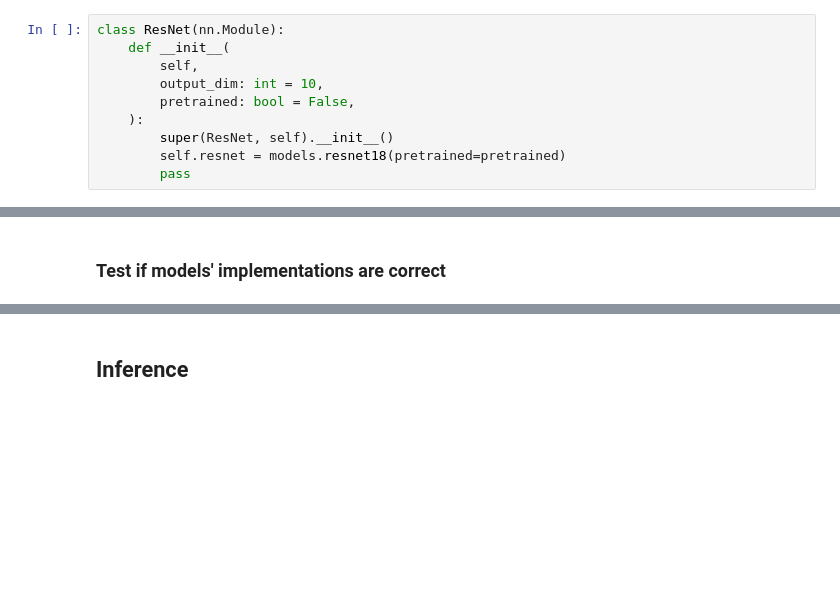
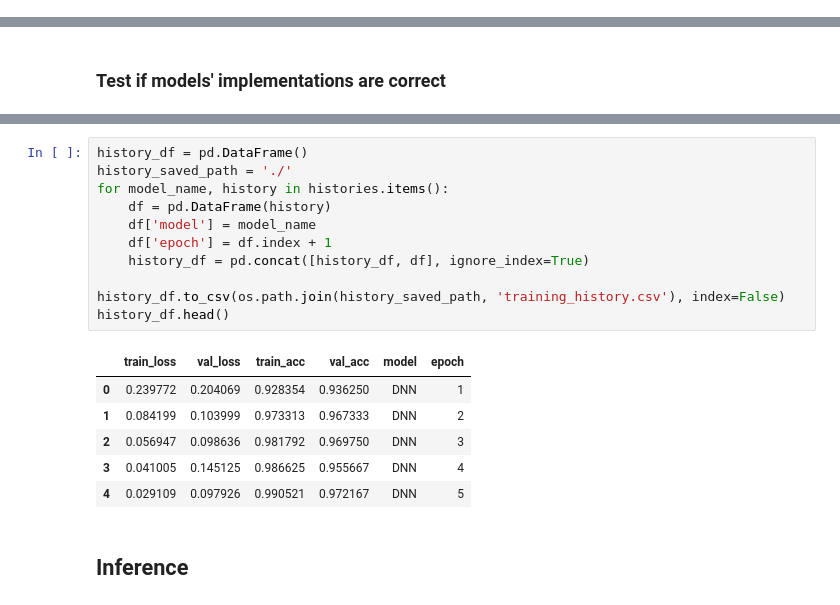
Before and after one commit to toan-ly/CS-5137-Deep-Learning, a Jupyter notebook: homework2/src/run_training.ipynb, the cells around one changed output, grey strips where cells are left out. Drawn from its saved outputs; the diff is of its cells as text; blank space fills up the shorter version.

```diff
--- a/homework2/src/run_training.ipynb
+++ b/homework2/src/run_training.ipynb
@@ -169,10 +348,0 @@ class CNN(nn.Module):
-# %%
-class ResNet(nn.Module):
-    def __init__(
-        self,
-        output_dim: int = 10,
-        pretrained: bool = False,
-    ):
-        super(ResNet, self).__init__()
-        self.resnet = models.resnet18(pretrained=pretrained)
-        pass
@@ -356,3 +549,21 @@ Training CNN...
+# %%
+history_df = pd.DataFrame()
+history_saved_path = './'
+for model_name, history in histories.items():
+    df = pd.DataFrame(history)
+    df['model'] = model_name
+    df['epoch'] = df.index + 1
+    history_df = pd.concat([history_df, df], ignore_index=True)
+
+history_df.to_csv(os.path.join(history_saved_path, 'training_history.csv'), index=False)
+history_df.head()
+# %% [output]
+|  | train_loss | val_loss | train_acc | val_acc | model | epoch |
+| 0 | 0.239772 | 0.204069 | 0.928354 | 0.936250 | DNN | 1 |
+| 1 | 0.084199 | 0.103999 | 0.973313 | 0.967333 | DNN | 2 |
+| 2 | 0.056947 | 0.098636 | 0.981792 | 0.969750 | DNN | 3 |
+| 3 | 0.041005 | 0.145125 | 0.986625 | 0.955667 | DNN | 4 |
+| 4 | 0.029109 | 0.097926 | 0.990521 | 0.972167 | DNN | 5 |
 # %% [markdown]
 ## Inference
 # %%
```
Also changed, not shown: parts of 24 cells of this notebook, 17 other files.
